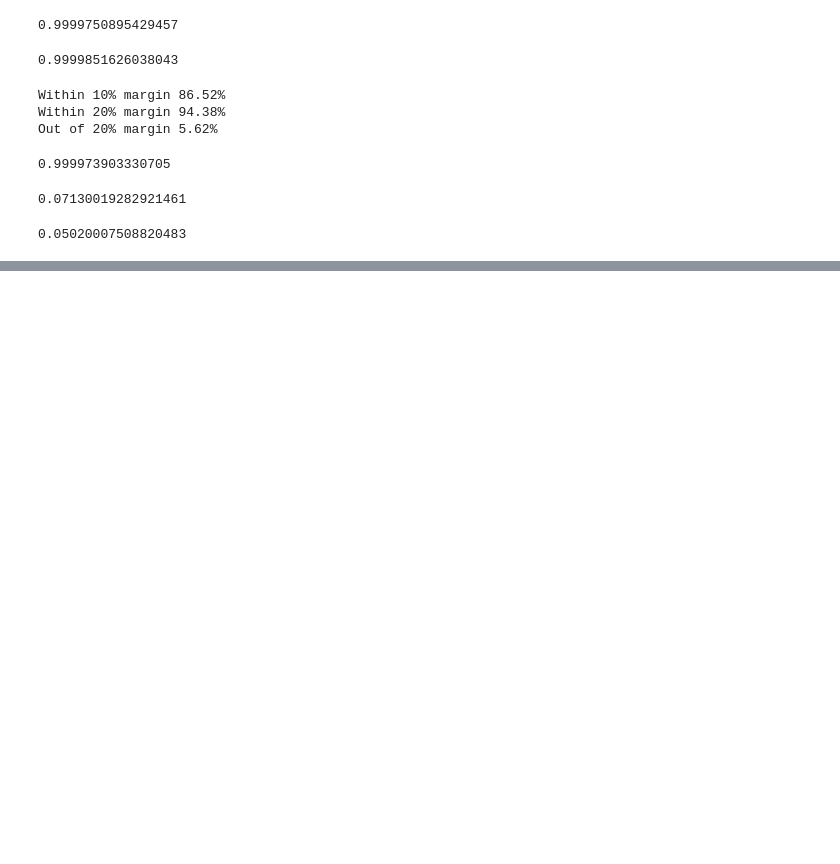
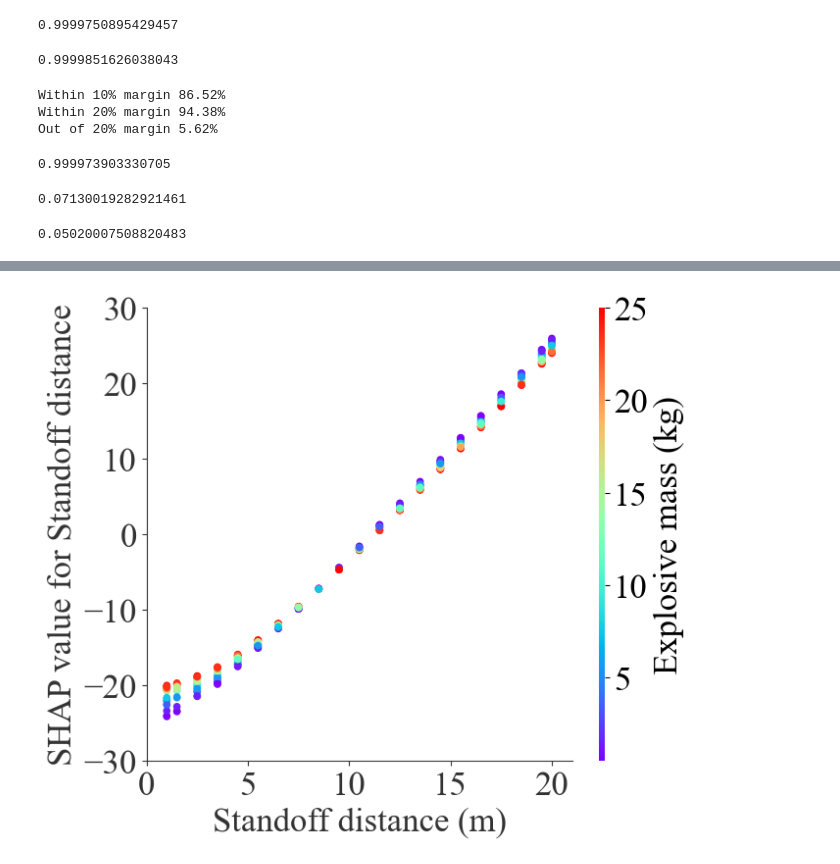
Before and after one commit to ChamodiWidanage/ANN_1D_2, a Jupyter notebook: Arrival_Time/Arival_ANN_model_1_nodrop_noscale.ipynb, the cells around one changed output, grey strips where cells are left out. Cells and saved outputs as stored; diff of their text form; code cells hidden in the pictures; blank space fills up the shorter version.

```diff
--- a/Arrival_Time/Arival_ANN_model_1_nodrop_noscale.ipynb
+++ b/Arrival_Time/Arival_ANN_model_1_nodrop_noscale.ipynb
@@ -447,0 +607,23 @@ ann.save('Arrival_ANN_1_nodrop_noscale.h5')
+# %%
+#Partial Dependenace Plot
+shap.dependence_plot(1, shap_values[0], X_train, feature_names = features, show=False, cmap = "rainbow", dot_size = 30)
+fig3 = plt.gcf()
+plt.gcf().set_size_inches(7,6)
+plt.ylabel("SHAP value for Standoff distance", fontsize = 25)
+plt.xlabel("Standoff distance (m)",fontsize = 25)
+plt.yticks(fontsize = 25)
+plt.xticks(ticks = [0, 5, 10, 15, 20],fontsize = 25)
+plt.xlim (0, 21)
+plt.ylim (-30, 30)
+#plt.grid (visible = True, which = 'major', axis = 'y')
+
+# Get colorbar
+cb_ax3 = fig3.axes[1]
+
+# Modifying color bar parameters
+cb_ax3.tick_params(labelsize=25)
+cb_ax3.set_ylabel("Explosive mass (kg)", fontsize=25)
+plt.savefig('SHAP3.png', dpi = 600, bbox_inches = 'tight')
+plt.show()
+# %% [output]
+[figure, added]
```
Also changed, not shown: parts of 12 cells of this notebook, 37 other files.
